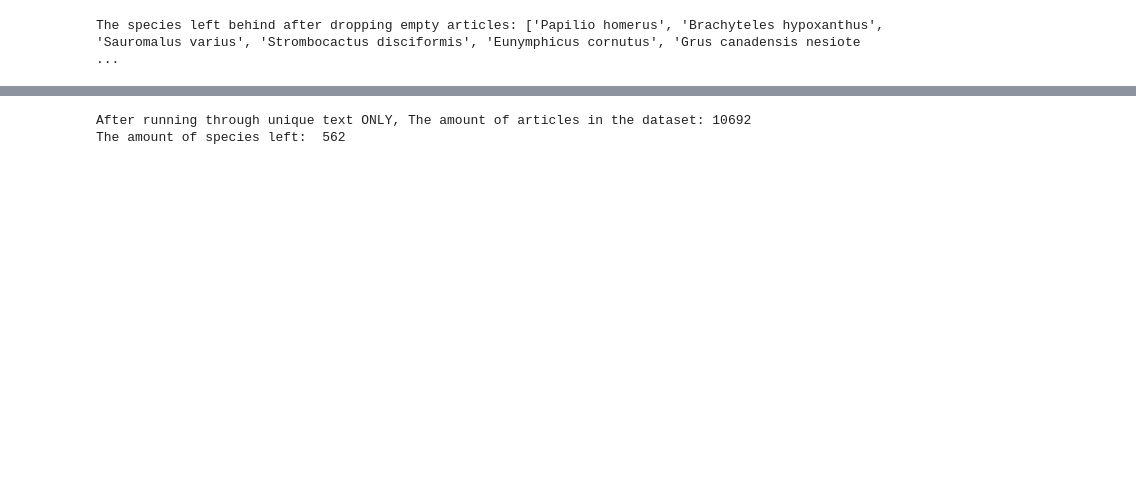
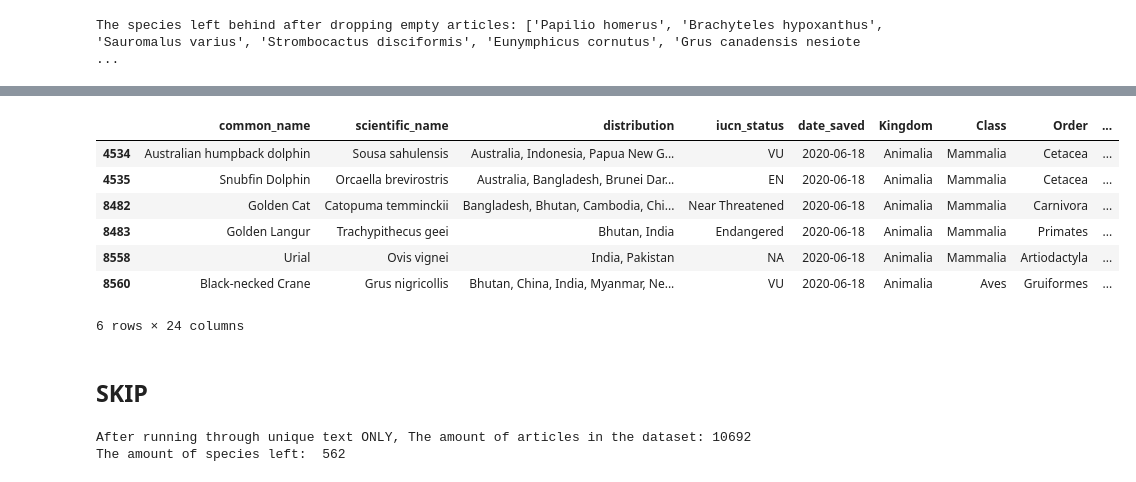
Before and after one commit to redalisa/thesis, a Jupyter notebook: First-data-processing-steps.ipynb, the cells around one changed output, grey strips where cells are left out. Saved outputs shown, nothing was run; the diff lists cells and outputs as text; code cells hidden in the pictures; blank space fills up the shorter version.

```diff
--- a/First-data-processing-steps.ipynb
+++ b/First-data-processing-steps.ipynb
@@ -128,3 +186,19 @@ The species left behind after dropping empty articles: ['Papilio homerus', 'Brac
+# %%
+# Drop duplicate species text pairs
+test = test.drop_duplicates(subset=['scientific_name','text']).reset_index(drop = True)
+# Inspection that duplicate urls are due to different species both tagged in the same article
+test[test.duplicated("url", keep = False)]
+# %% [output]
+|  | common_name | scientific_name | distribution | iucn_status | date_saved | Kingdom | Class | Order | ... |
+| 4534 | Australian humpback dolphin | Sousa sahulensis | Australia, Indonesia, Papua New G... | VU | 2020-06-18 | Animalia | Mammalia | Cetacea | ... |
+| 4535 | Snubfin Dolphin | Orcaella brevirostris | Australia, Bangladesh, Brunei Dar... | EN | 2020-06-18 | Animalia | Mammalia | Cetacea | ... |
+| 8482 | Golden Cat | Catopuma temminckii | Bangladesh, Bhutan, Cambodia, Chi... | Near Threatened | 2020-06-18 | Animalia | Mammalia | Carnivora | ... |
+| 8483 | Golden Langur | Trachypithecus geei | Bhutan, India | Endangered | 2020-06-18 | Animalia | Mammalia | Primates | ... |
+| 8558 | Urial | Ovis vignei | India, Pakistan | NA | 2020-06-18 | Animalia | Mammalia | Artiodactyla | ... |
+| 8560 | Black-necked Crane | Grus nigricollis | Bhutan, China, India, Myanmar, Ne... | VU | 2020-06-18 | Animalia | Aves | Gruiformes | ... |
+6 rows × 24 columns
+# %% [markdown]
+## SKIP
 # %%
 # After running through the unique google links
 urls_df = pd.read_csv("animals_exploded.csv", sep = ";")
```
Also changed, not shown: parts of 14 cells of this notebook, 5 other files.
